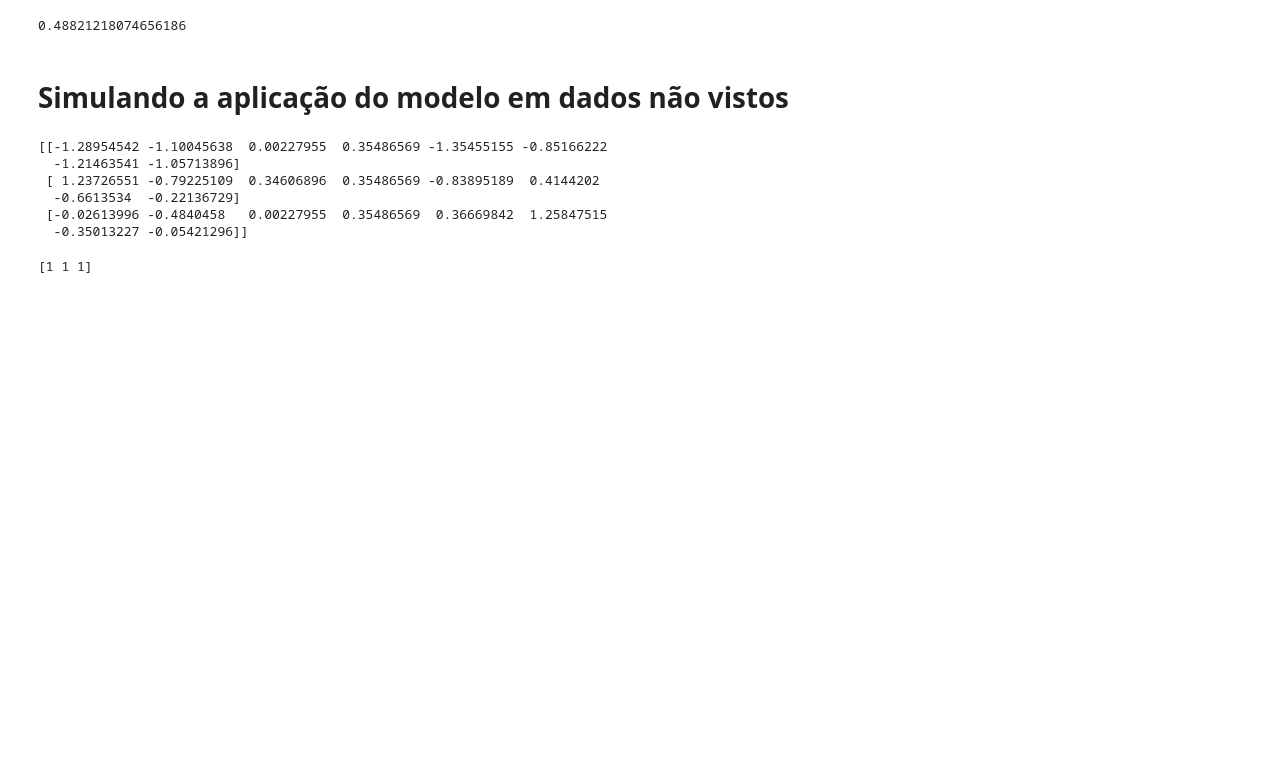
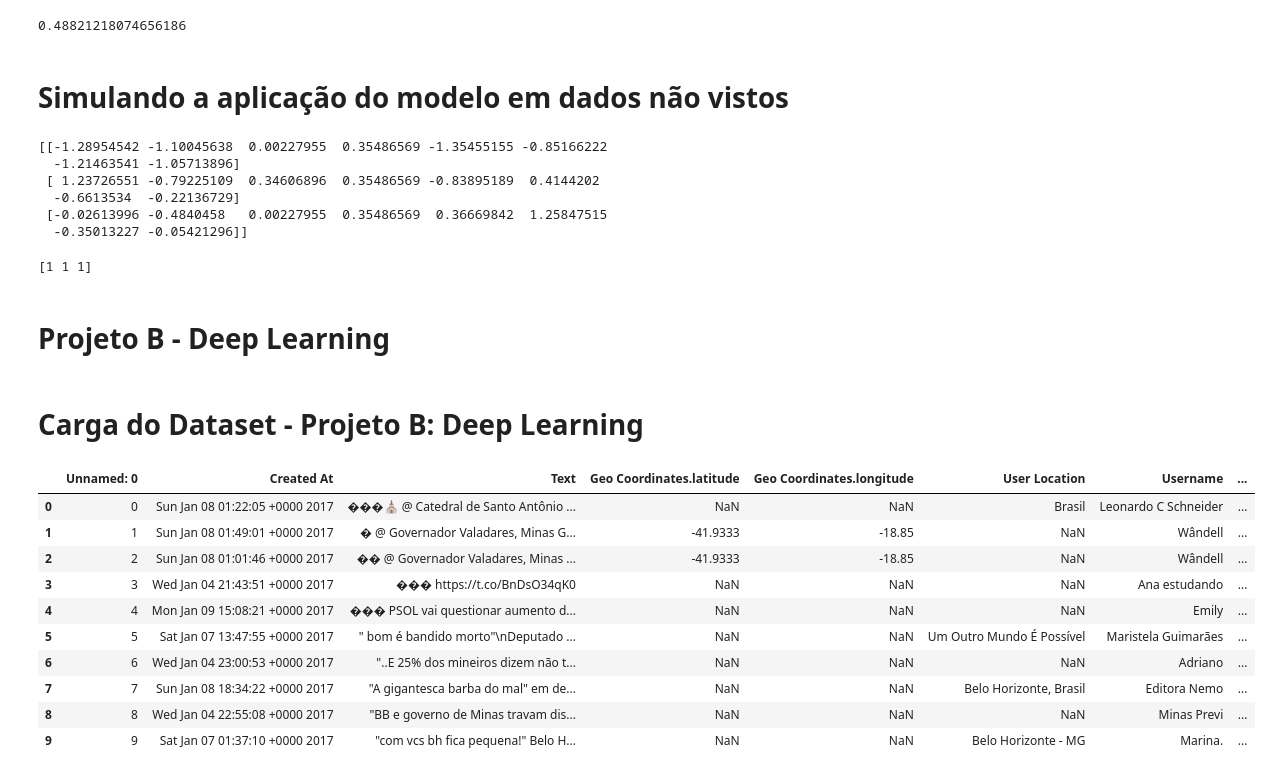
Before and after one commit to ThiagoPedrazi/MVPPuc_Sprint2, a Jupyter notebook: MVP_Sprint2A_ThiagoPedrazi.ipynb, the cells around one changed output. Cells and saved outputs as stored; diff of their text form; code cells hidden in the pictures; blank space fills up the shorter version.

```diff
--- a/MVP_Sprint2A_ThiagoPedrazi.ipynb
+++ b/MVP_Sprint2A_ThiagoPedrazi.ipynb
@@ -351,3 +353,30 @@ saidas = model.predict(rescaledEntradaX)
 print(saidas)
 # %% [output]
 [1 1 1]
+# %% [markdown]
+# Projeto B - Deep Learning
+# %% [markdown]
+# Carga do Dataset - Projeto B: Deep Learning
+# %%
+# Projeto B - Deep learning
+
+# Informa a URL de importação do dataset
+url = "https://raw.githubusercontent.com/ThiagoPedrazi/MVPPuc_Sprint2/MVP_PUC_ThiagoPedrazi/Tweets_Mg.csv"
+
+# Lê o arquivo
+Base_Dados = pd.read_csv(url, delimiter=',')
+
+# Mostra as primeiras 10 linhas do dataset
+dataset.head(10)
+# %% [output]
+|  | Unnamed: 0 | Created At | Text | Geo Coordinates.latitude | Geo Coordinates.longitude | User Location | Username | ... |
+| 0 | 0 | Sun Jan 08 01:22:05 +0000 2017 | ���⛪ @ Catedral de Santo Antônio ... | NaN | NaN | Brasil | Leonardo C Schneider | ... |
+| 1 | 1 | Sun Jan 08 01:49:01 +0000 2017 | � @ Governador Valadares, Minas G... | -41.9333 | -18.85 | NaN | Wândell | ... |
+| 2 | 2 | Sun Jan 08 01:01:46 +0000 2017 | �� @ Governador Valadares, Minas ... | -41.9333 | -18.85 | NaN | Wândell | ... |
+| 3 | 3 | Wed Jan 04 21:43:51 +0000 2017 | ��� https://t.co/BnDsO34qK0 | NaN | NaN | NaN | Ana estudando | ... |
+| 4 | 4 | Mon Jan 09 15:08:21 +0000 2017 | ��� PSOL vai questionar aumento d... | NaN | NaN | NaN | Emily | ... |
+| 5 | 5 | Sat Jan 07 13:47:55 +0000 2017 | " bom é bandido morto"\nDeputado ... | NaN | NaN | Um Outro Mundo É Possível | Maristela Guimarães | ... |
+| 6 | 6 | Wed Jan 04 23:00:53 +0000 2017 | "..E 25% dos mineiros dizem não t... | NaN | NaN | NaN | Adriano | ... |
+| 7 | 7 | Sun Jan 08 18:34:22 +0000 2017 | "A gigantesca barba do mal" em de... | NaN | NaN | Belo Horizonte, Brasil | Editora Nemo | ... |
+| 8 | 8 | Wed Jan 04 22:55:08 +0000 2017 | "BB e governo de Minas travam dis... | NaN | NaN | NaN | Minas Previ | ... |
+| 9 | 9 | Sat Jan 07 01:37:10 +0000 2017 | "com vcs bh fica pequena!" Belo H... | NaN | NaN | Belo Horizonte - MG | Marina. | ... |
```
Also changed, not shown: parts of 29 cells of this notebook.
